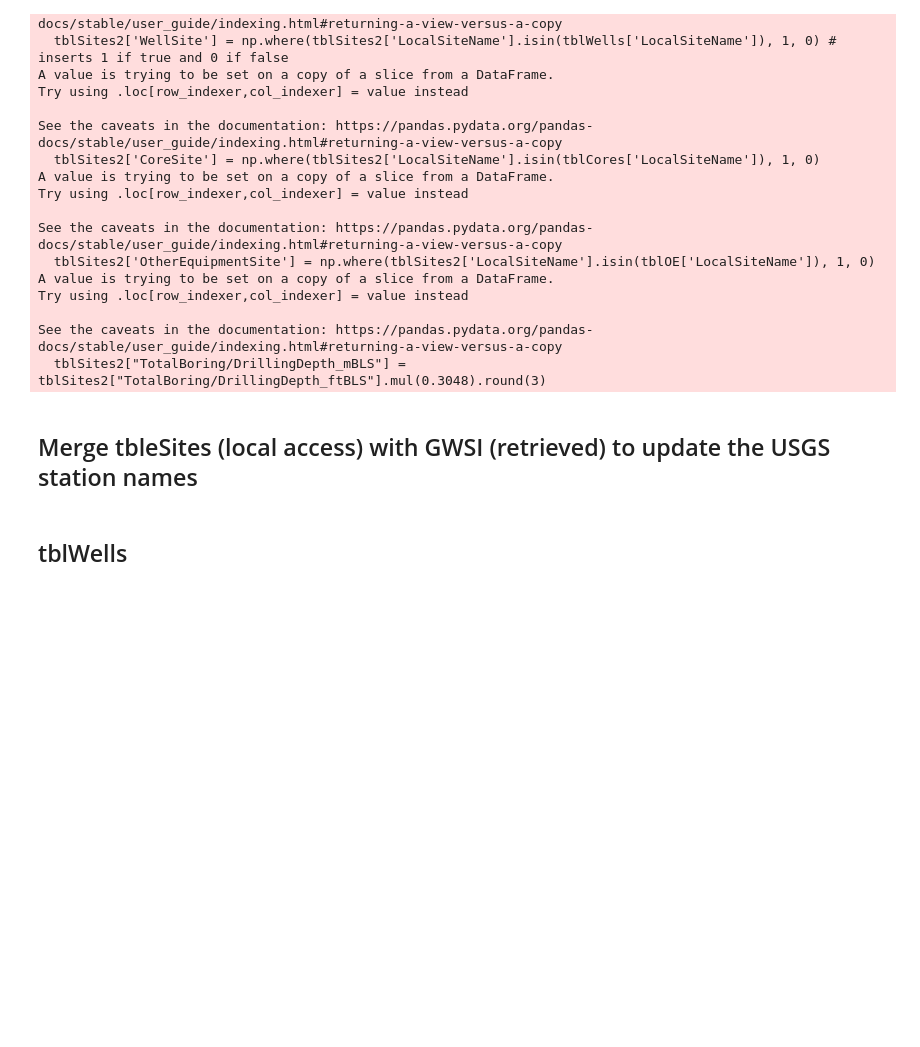
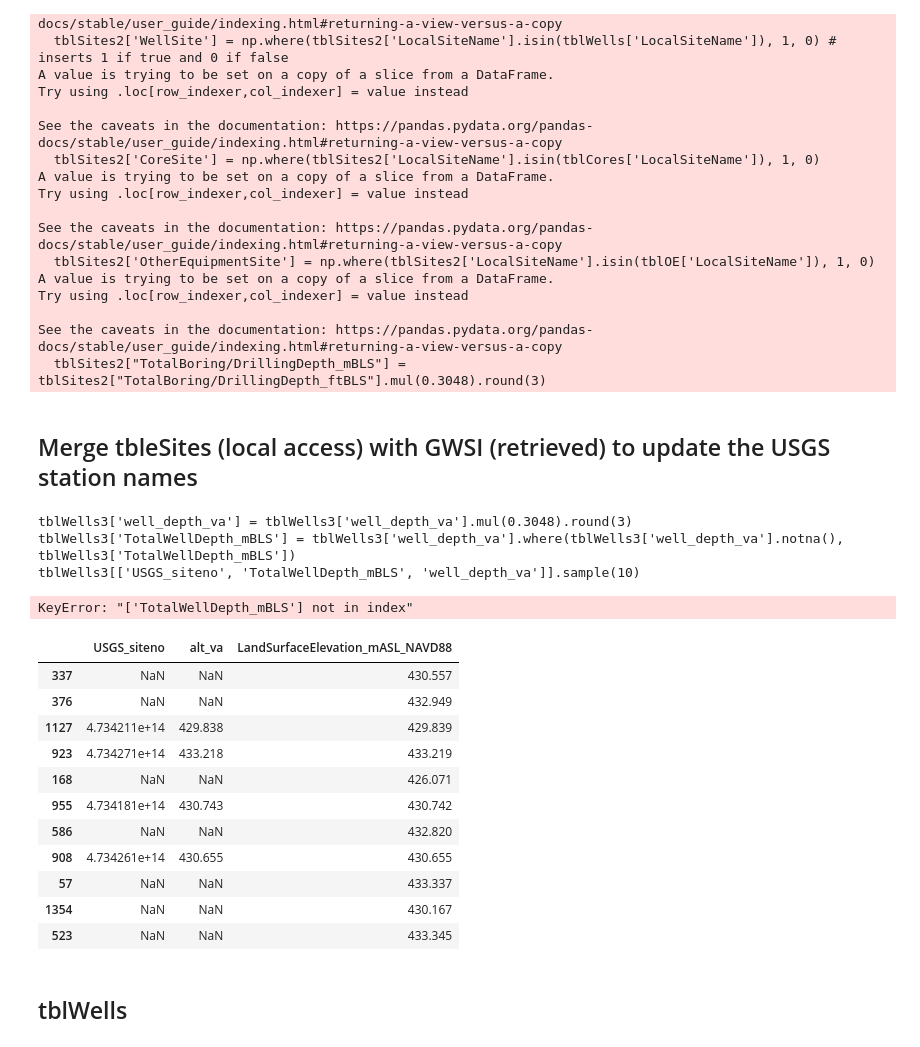
Before and after one commit to BojanMilinic/bemidji, a Jupyter notebook: 02_data_convergence.ipynb, the cells around one changed output. Drawn from its saved outputs; the diff is of its cells as text; code cells hidden in the pictures; blank space fills up the shorter version.

Commit message:
updated values with AQ and MLR data

```diff
--- a/02_data_convergence.ipynb
+++ b/02_data_convergence.ipynb
@@ -171,3 +187,37 @@ tblSites3['DateOfConstruction'] = tblSites3['GWSI_DateOfConstruction'].where(tbl
+# %%
+#automating this process
+v1 = 'TotalWellDepth_mBLS' # old variable
+v2 = 'well_depth_va' # new variable
+t1 = 'tblWells3' # table name
+
+
+print(t1+"['"+v2+"'] = "+t1+"['"+v2+"'].mul(0.3048).round(3)")
+print(t1+"['"+v1+"'] = "+t1+"['"+v2+"'].where("+t1+"['"+v2+"'].notna(), "+t1+"['"+v1+"'])")
+print(t1+"[['USGS_siteno', '"+v1+"', '"+v2+"']].sample(10)")
+# %% [output]
+tblWells3['well_depth_va'] = tblWells3['well_depth_va'].mul(0.3048).round(3)
+tblWells3['TotalWellDepth_mBLS'] = tblWells3['well_depth_va'].where(tblWells3['well_depth_va'].notna(), tblWells3['TotalWellDepth_mBLS'])
+tblWells3[['USGS_siteno', 'TotalWellDepth_mBLS', 'well_depth_va']].sample(10)
+# %%
+tblSites3[['USGS_siteno', 'TotalWellDepth_mBLS', 'well_depth_va']].sample(10)
+# %% [output]
+KeyError: "['TotalWellDepth_mBLS'] not in index"
+# %%
+# my check to see if alt_va and LandSurfaceElvation were similar when both values existed
+tblSites3[['USGS_siteno', 'alt_va', 'LandSurfaceElevation_mASL_NAVD88']].sample(11)
+# %% [output]
+|  | USGS_siteno | alt_va | LandSurfaceElevation_mASL_NAVD88 |
+| 337 | NaN | NaN | 430.557 |
+| 376 | NaN | NaN | 432.949 |
+| 1127 | 4.734211e+14 | 429.838 | 429.839 |
+| 923 | 4.734271e+14 | 433.218 | 433.219 |
+| 168 | NaN | NaN | 426.071 |
+| 955 | 4.734181e+14 | 430.743 | 430.742 |
+| 586 | NaN | NaN | 432.820 |
+| 908 | 4.734261e+14 | 430.655 | 430.655 |
+| 57 | NaN | NaN | 433.337 |
+| 1354 | NaN | NaN | 430.167 |
+| 523 | NaN | NaN | 433.345 |
 # %% [markdown]
 ## tblWells
 # %%
```
Also changed, not shown: parts of 8 cells of this notebook.
